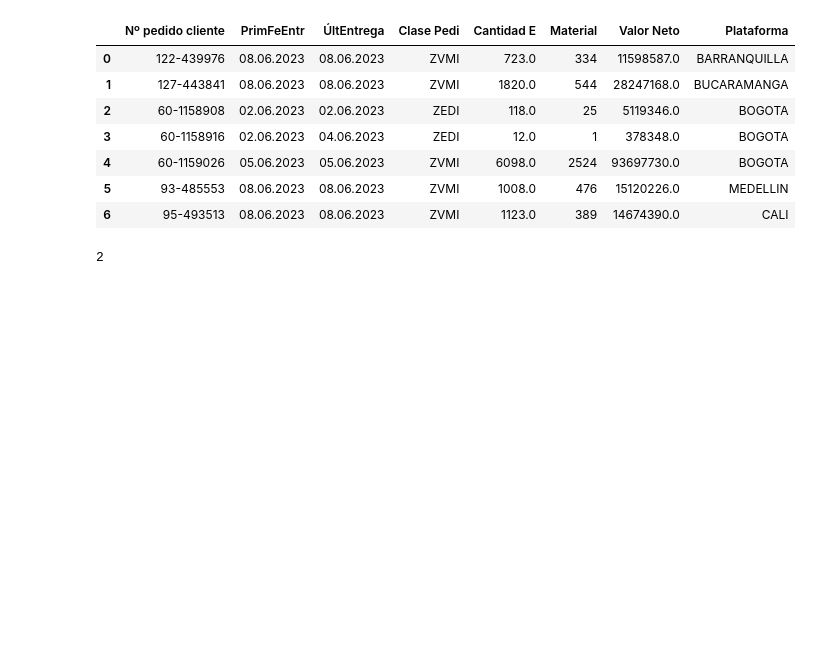
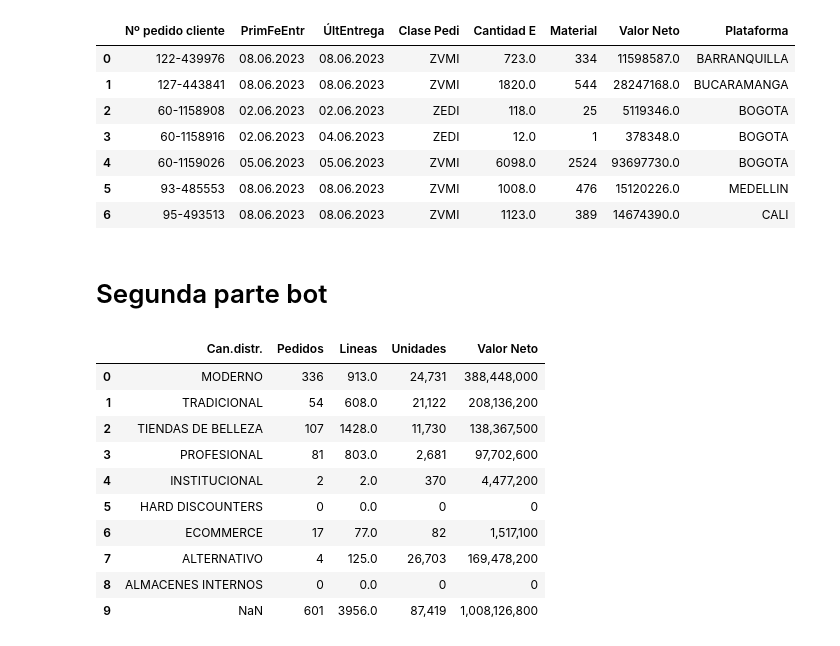
Before and after one commit to DidierMRTZ/Bot_Automa_SAP, a Jupyter notebook: Automatizaciones Prebel/Bot_Disnal_Pendientes/bot_pendiente_Disnal.ipynb, the cells around one changed output. Drawn from its saved outputs; the diff is of its cells as text; code cells hidden in the pictures; blank space fills up the shorter version.

```diff
--- a/Automatizaciones Prebel/Bot_Disnal_Pendientes/bot_pendiente_Disnal.ipynb
+++ b/Automatizaciones Prebel/Bot_Disnal_Pendientes/bot_pendiente_Disnal.ipynb
@@ -205,7 +176,56 @@ Tabla_Agenda_Cencusub
 | 4 | 60-1159026 | 05.06.2023 | 05.06.2023 | ZVMI | 6098.0 | 2524 | 93697730.0 | BOGOTA |
 | 5 | 93-485553 | 08.06.2023 | 08.06.2023 | ZVMI | 1008.0 | 476 | 15120226.0 | MEDELLIN |
 | 6 | 95-493513 | 08.06.2023 | 08.06.2023 | ZVMI | 1123.0 | 389 | 14674390.0 | CALI |
-# %%
-y
-# %% [output]
-2
+# %% [markdown]
+# Segunda parte bot
+# %%
+# Pendiente Firme
+Name_ZSD110_FIRME="Pendiente_Firme"  # Revisar suele no guardar
+
+# Pendiente Mercadeo
+Name_ZSD110_MERCADEO="Pendiente_Mercadeo"  # Revisar suele no guardar
+
+# Pendiente Total
+Name_ZSD110_TOTAL="Pendiente_Total"  # Revisar suele no guardar
+# %%
+# ZSD110 FIRME
+url_ZSD110_FIRME="C:\\Users\\prac.ingindustrial2\\OneDrive - Prebel S.A\\Documentos 1\\SAP\\SAP GUI\\"+str(Name_ZSD110_FIRME)+".txt"
+Data_ZSD110_FIRME=pd.read_csv(url_ZSD110_FIRME,skiprows=1,delimiter="\t")
+Data_ZSD110_FIRME=Funtions.Clean_Columns(Data_ZSD110_FIRME)
+Data_ZSD110_FIRME["Lineas"]=Funtions.Clean_Num_List(Data_ZSD110_FIRME["Lineas"])
+
+
+# ZSD110 MERCADE0
+url_ZSD110_MERCADEO="C:\\Users\\prac.ingindustrial2\\OneDrive - Prebel S.A\\Documentos 1\\SAP\\SAP GUI\\"+str(Name_ZSD110_MERCADEO)+".txt"
+Data_ZSD110_MERCADEO=pd.read_csv(url_ZSD110_MERCADEO,skiprows=1,delimiter="\t")
+Data_ZSD110_MERCADEO=Funtions.Clean_Columns(Data_ZSD110_MERCADEO)
+Data_ZSD110_MERCADEO["Lineas"]=Funtions.Clean_Num_List(Data_ZSD110_MERCADEO["Lineas"])
+
+
+# ZSD110 Pendiente Total
+url_ZSD110_PENDIENTES="C:\\Users\\prac.ingindustrial2\\OneDrive - Prebel S.A\\Documentos 1\\SAP\\SAP GUI\\"+str(Name_ZSD110_TOTAL)+".txt"
+Data_ZSD110_PENDIENTES=pd.read_csv(url_ZSD110_PENDIENTES,skiprows=1,delimiter="\t")
+Data_ZSD110_PENDIENTES=Funtions.Clean_Columns(Data_ZSD110_PENDIENTES)
+Data_ZSD110_PENDIENTES["Lineas"]=Funtions.Clean_Num_List(Data_ZSD110_PENDIENTES["Lineas"])
+
+"""---------------------CAMBIAR INDICES------------------------------------------"""
+Channels_Name={1:"MODERNO",2:"TRADICIONAL",7:"TIENDAS DE BELLEZA",8:"PROFESIONAL",12:"INSTITUCIONAL",14:"HARD DISCOUNTERS",15:"ECOMMERCE",19:"ALTERNATIVO",50:"ALMACENES INTERNOS"}
+
+#Aplicar transformacion
+Data_ZSD110_MERCADEO["Can.distr."]=Data_ZSD110_MERCADEO["Can.distr."].replace(Channels_Name)
+Data_ZSD110_FIRME["Can.distr."]=Data_ZSD110_FIRME["Can.distr."].replace(Channels_Name)
+Data_ZSD110_PENDIENTES["Can.distr."]=Data_ZSD110_PENDIENTES["Can.distr."].replace(Channels_Name)
+# %%
+Data_ZSD110_PENDIENTES
+# %% [output]
+|  | Can.distr. | Pedidos | Lineas | Unidades | Valor Neto |
+| 0 | MODERNO | 336 | 913.0 | 24,731 | 388,448,000 |
+| 1 | TRADICIONAL | 54 | 608.0 | 21,122 | 208,136,200 |
+| 2 | TIENDAS DE BELLEZA | 107 | 1428.0 | 11,730 | 138,367,500 |
+| 3 | PROFESIONAL | 81 | 803.0 | 2,681 | 97,702,600 |
+| 4 | INSTITUCIONAL | 2 | 2.0 | 370 | 4,477,200 |
+| 5 | HARD DISCOUNTERS | 0 | 0.0 | 0 | 0 |
+| 6 | ECOMMERCE | 17 | 77.0 | 82 | 1,517,100 |
+| 7 | ALTERNATIVO | 4 | 125.0 | 26,703 | 169,478,200 |
+| 8 | ALMACENES INTERNOS | 0 | 0.0 | 0 | 0 |
+| 9 | NaN | 601 | 3956.0 | 87,419 | 1,008,126,800 |
```
Also changed, not shown: parts of 16 cells of this notebook, 3 other files.
